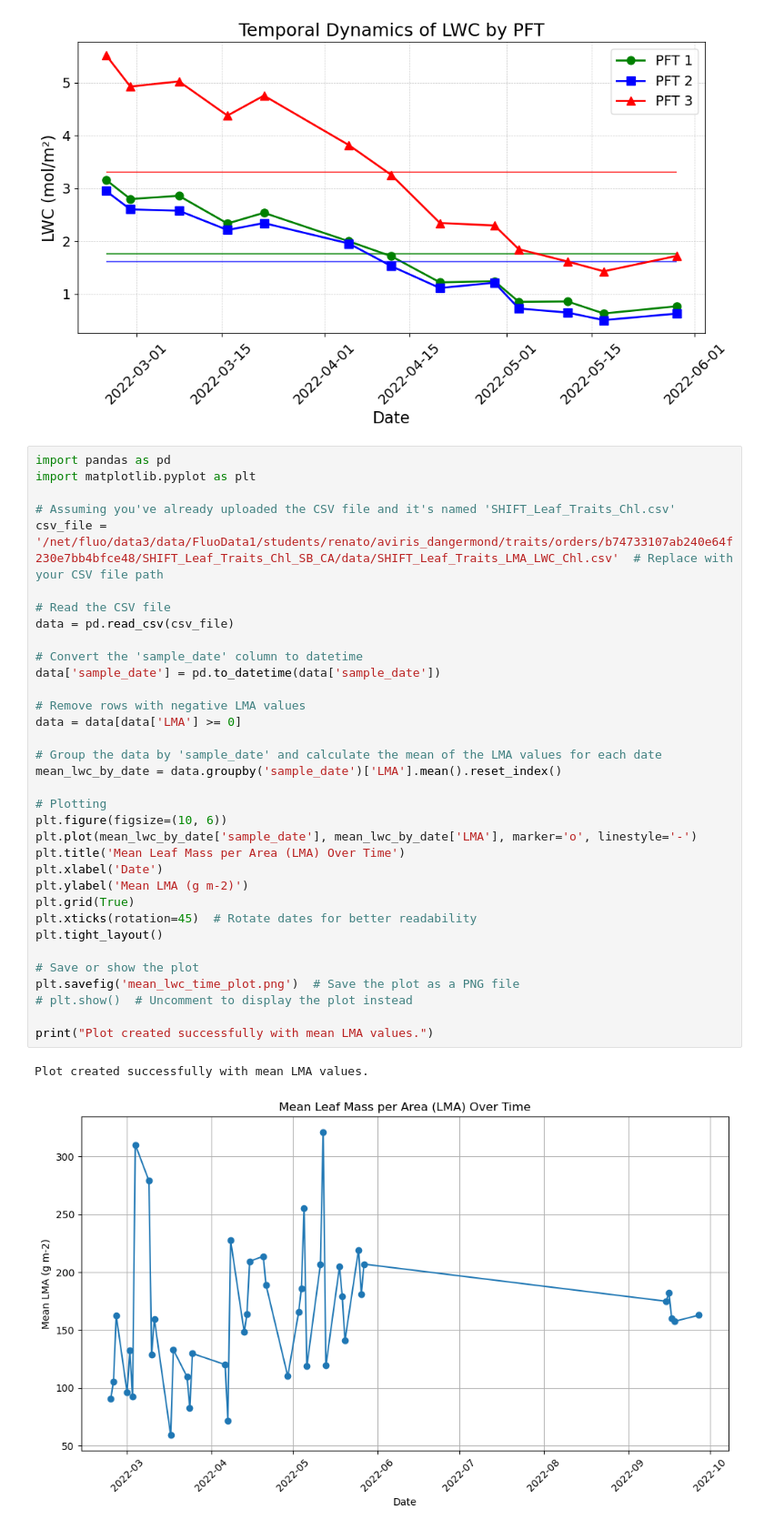
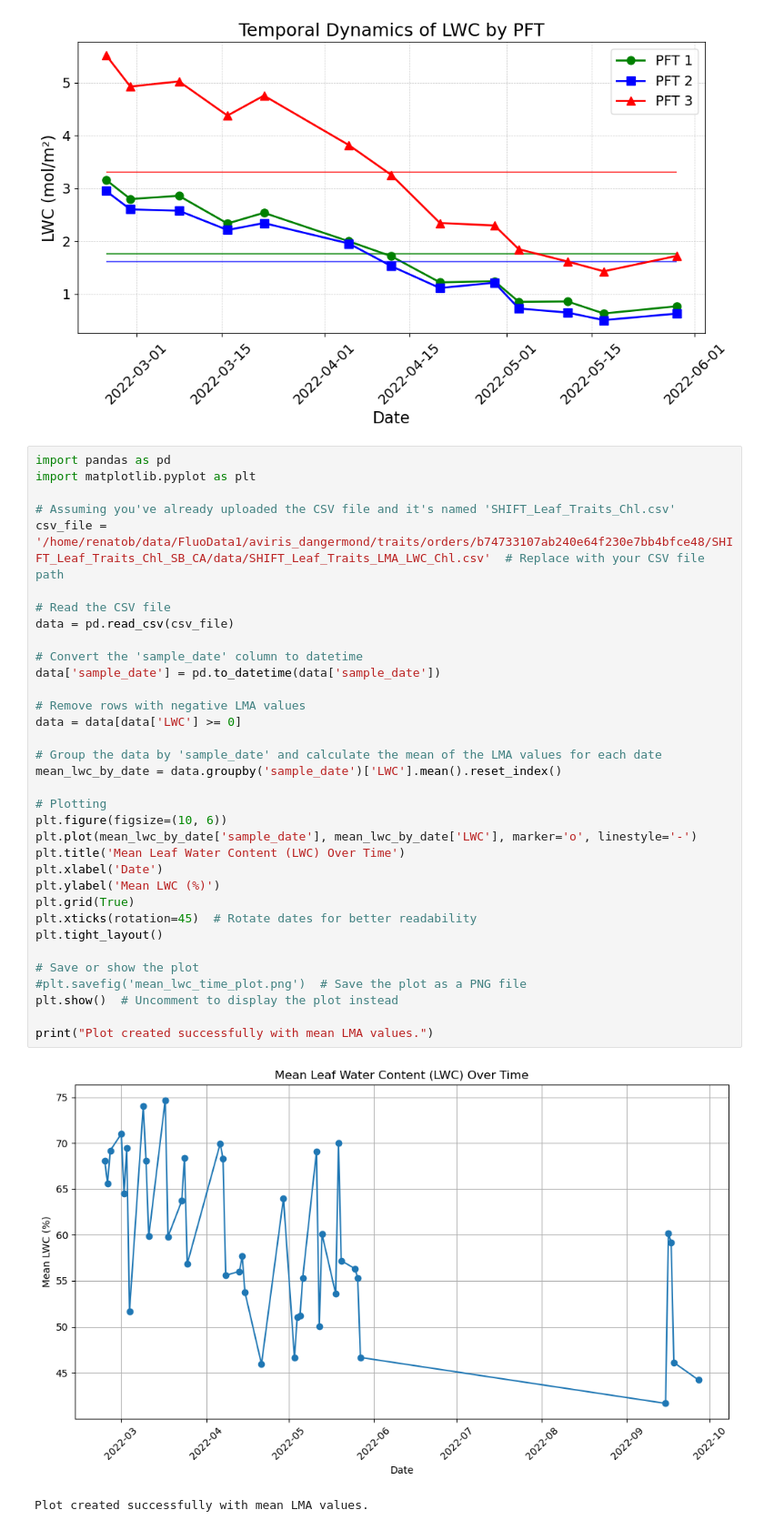
Before and after one commit to braghiere/shift_dangermond_trait, a Jupyter notebook: notebooks/plt_lwc_gifs_fit_lai_ci.ipynb, the cells around one changed output. Shown at 91% size. Cells and saved outputs as stored; diff of their text form.

```diff
--- a/notebooks/plt_lwc_gifs_fit_lai_ci.ipynb
+++ b/notebooks/plt_lwc_gifs_fit_lai_ci.ipynb
@@ -1873,37 +1857,37 @@ PFT 4 covers 29.16% of the area
 # %%
 import pandas as pd
 import matplotlib.pyplot as plt
 
 # Assuming you've already uploaded the CSV file and it's named 'SHIFT_Leaf_Traits_Chl.csv'
-csv_file = '/net/fluo/data3/data/FluoData1/students/renato/aviris_dangermond/traits/orders/b74733107ab240e64f230e7bb4bfce48/SHIFT_Leaf_Traits_Chl_SB_CA/data/SHIFT_Leaf_Traits_LMA_LWC_Chl.csv'  # Replace with your CSV file path
+csv_file = '/home/renatob/data/FluoData1/aviris_dangermond/traits/orders/b74733107ab240e64f230e7bb4bfce48/SHIFT_Leaf_Traits_Chl_SB_CA/data/SHIFT_Leaf_Traits_LMA_LWC_Chl.csv'  # Replace with your CSV file path
 
 # Read the CSV file
 data = pd.read_csv(csv_file)
 
 # Convert the 'sample_date' column to datetime
 data['sample_date'] = pd.to_datetime(data['sample_date'])
 
 # Remove rows with negative LMA values
-data = data[data['LMA'] >= 0]
+data = data[data['LWC'] >= 0]
 
 # Group the data by 'sample_date' and calculate the mean of the LMA values for each date
-mean_lwc_by_date = data.groupby('sample_date')['LMA'].mean().reset_index()
+mean_lwc_by_date = data.groupby('sample_date')['LWC'].mean().reset_index()
 
 # Plotting
 plt.figure(figsize=(10, 6))
-plt.plot(mean_lwc_by_date['sample_date'], mean_lwc_by_date['LMA'], marker='o', linestyle='-')
-plt.title('Mean Leaf Mass per Area (LMA) Over Time')
+plt.plot(mean_lwc_by_date['sample_date'], mean_lwc_by_date['LWC'], marker='o', linestyle='-')
+plt.title('Mean Leaf Water Content (LWC) Over Time')
 plt.xlabel('Date')
-plt.ylabel('Mean LMA (g m-2)')
+plt.ylabel('Mean LWC (%)')
 plt.grid(True)
 plt.xticks(rotation=45)  # Rotate dates for better readability
 plt.tight_layout()
 
 # Save or show the plot
-plt.savefig('mean_lwc_time_plot.png')  # Save the plot as a PNG file
-# plt.show()  # Uncomment to display the plot instead
+#plt.savefig('mean_lwc_time_plot.png')  # Save the plot as a PNG file
+plt.show()  # Uncomment to display the plot instead
 
 print("Plot created successfully with mean LMA values.")
 # %% [output]
+[figure, new version]
 Plot created successfully with mean LMA values.
-[figure, old version]
```
Also changed, not shown: parts of 12 cells of this notebook, 35 other files.
